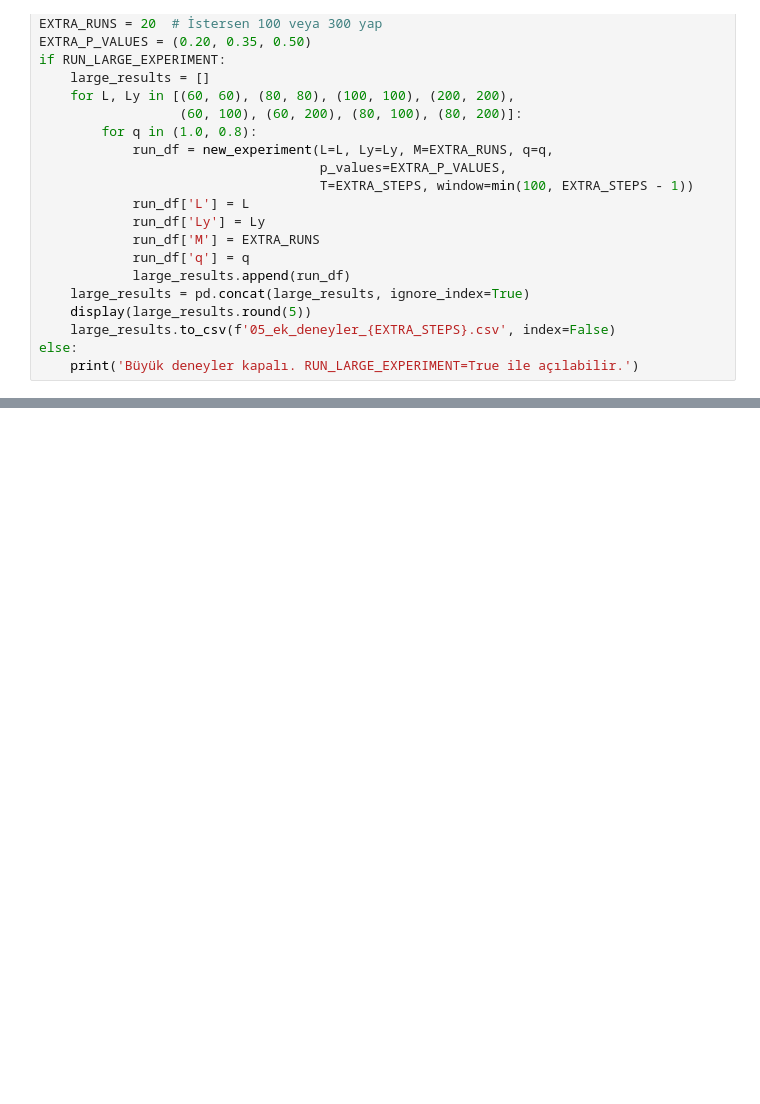
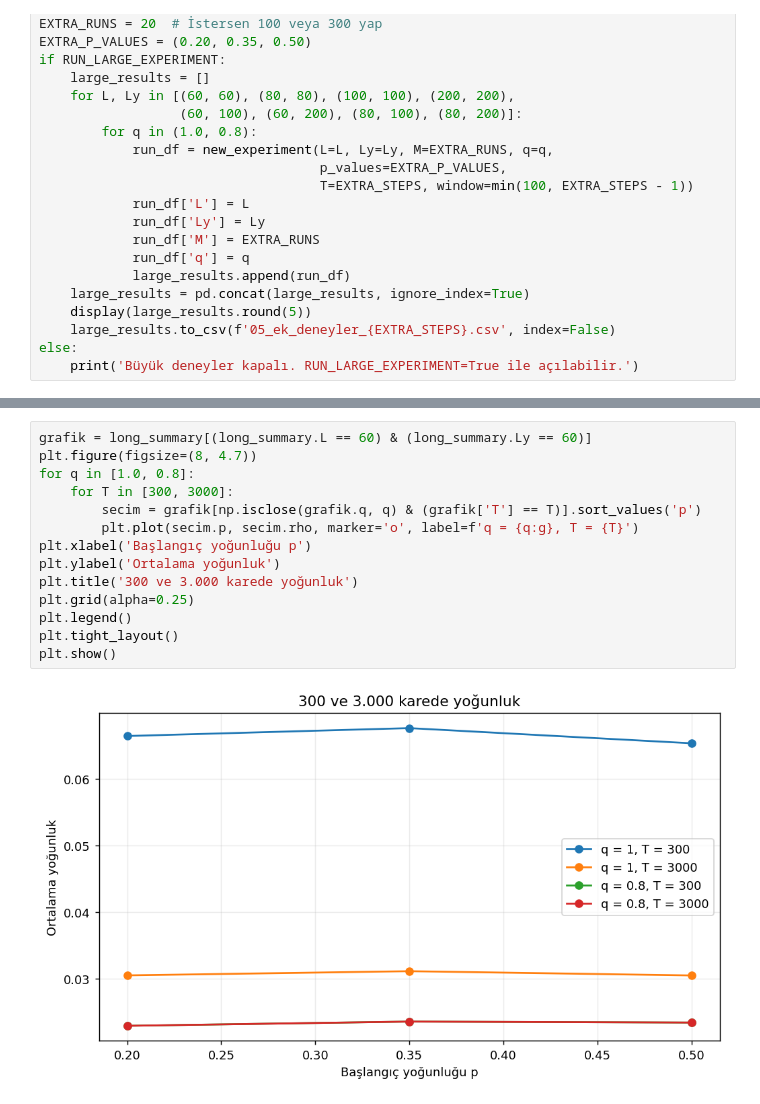
Before and after one commit to yildizaliyigit067-dotcom/CA, a Jupyter notebook: 05_random_initial_conditions.ipynb, the cells around one changed output, grey strips where cells are left out. Cells and saved outputs as stored; diff of their text form; blank space fills up the shorter version.

```diff
--- a/05_random_initial_conditions.ipynb
+++ b/05_random_initial_conditions.ipynb
@@ -881,0 +1203,16 @@ Bu sonuçlar $T=300$ için. Daha uzun sürelerde aynı şeyin olup olmadığın
+# %%
+grafik = long_summary[(long_summary.L == 60) & (long_summary.Ly == 60)]
+plt.figure(figsize=(8, 4.7))
+for q in [1.0, 0.8]:
+    for T in [300, 3000]:
+        secim = grafik[np.isclose(grafik.q, q) & (grafik['T'] == T)].sort_values('p')
+        plt.plot(secim.p, secim.rho, marker='o', label=f'q = {q:g}, T = {T}')
+plt.xlabel('Başlangıç yoğunluğu p')
+plt.ylabel('Ortalama yoğunluk')
+plt.title('300 ve 3.000 karede yoğunluk')
+plt.grid(alpha=0.25)
+plt.legend()
+plt.tight_layout()
+plt.show()
+# %% [output]
+[figure, added]
```
Also changed, not shown: parts of 52 cells of this notebook.
